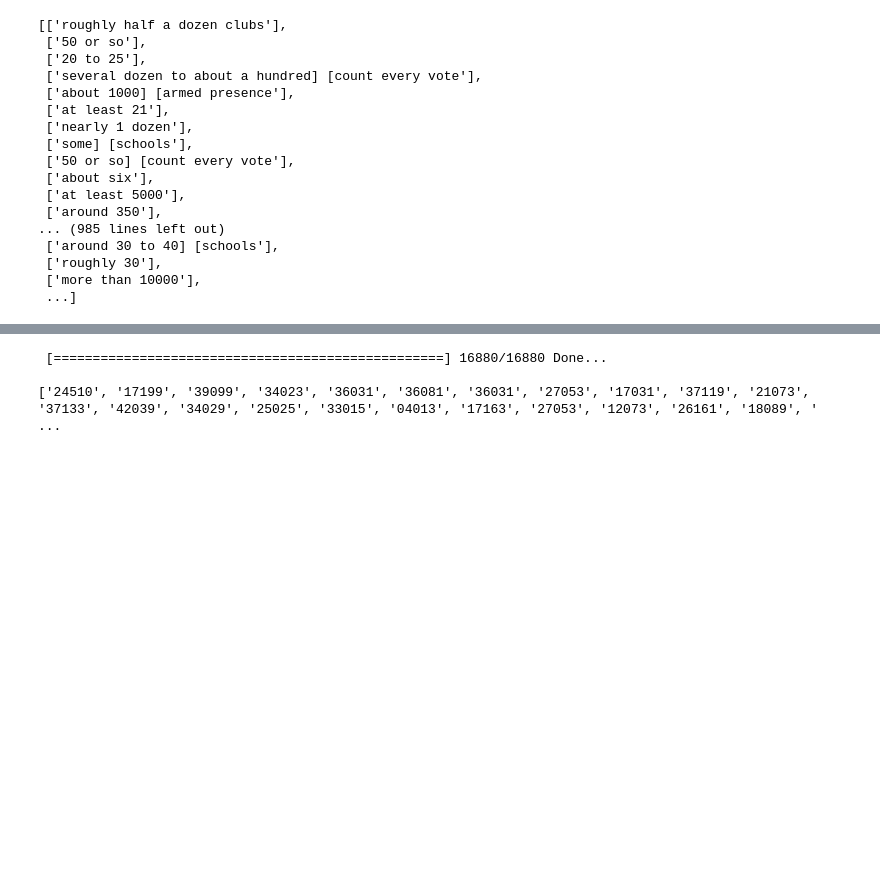
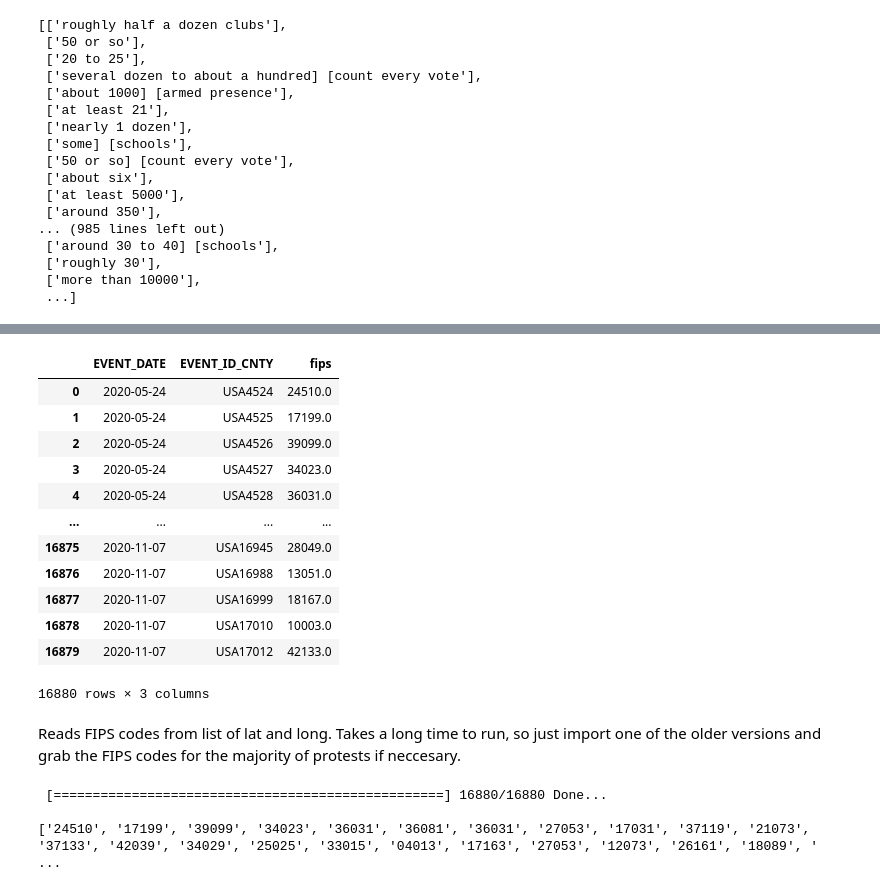
Before and after one commit to MichaelYinGH/ac209project, a Jupyter notebook: notebooks/protest_data.ipynb, the cells around one changed output, grey strips where cells are left out. Cells and saved outputs as stored; diff of their text form; code cells hidden in the pictures; blank space fills up the shorter version.

```diff
--- a/notebooks/protest_data.ipynb
+++ b/notebooks/protest_data.ipynb
@@ -79,0 +144,17 @@ unique_sizes
+# %%
+protest_fips = pd.read_csv("../processed_data/protests_fips.csv")
+protest_fips
+# %% [output]
+|  | EVENT_DATE | EVENT_ID_CNTY | fips |
+| 0 | 2020-05-24 | USA4524 | 24510.0 |
+| 1 | 2020-05-24 | USA4525 | 17199.0 |
+| 2 | 2020-05-24 | USA4526 | 39099.0 |
+| 3 | 2020-05-24 | USA4527 | 34023.0 |
+| 4 | 2020-05-24 | USA4528 | 36031.0 |
+| ... | ... | ... | ... |
+| 16875 | 2020-11-07 | USA16945 | 28049.0 |
+| 16876 | 2020-11-07 | USA16988 | 13051.0 |
+| 16877 | 2020-11-07 | USA16999 | 18167.0 |
+| 16878 | 2020-11-07 | USA17010 | 10003.0 |
+| 16879 | 2020-11-07 | USA17012 | 42133.0 |
+16880 rows × 3 columns
@@ -80,3 +171,5 @@ unique_sizes
+# %% [markdown]
+Reads FIPS codes from list of lat and long. Takes a long time to run, so just import one of the older versions and grab the FIPS codes for the majority of protests if neccesary.
 # %%
 def progressbar(n_step, n_total):
     """Prints self-updating progress bar to stdout to track for-loop progress
```
Also changed, not shown: parts of 9 cells of this notebook.
